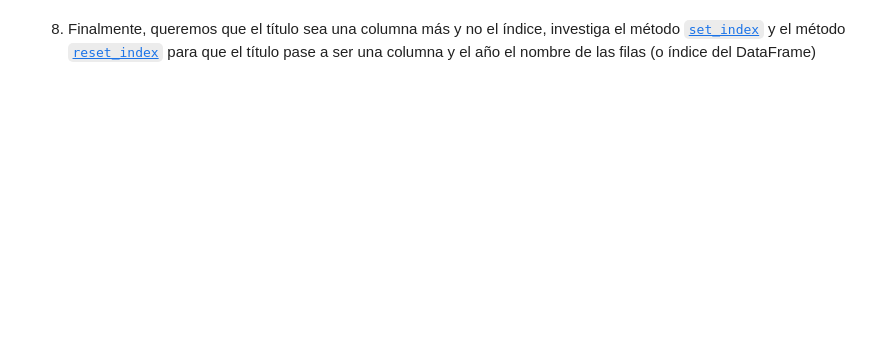
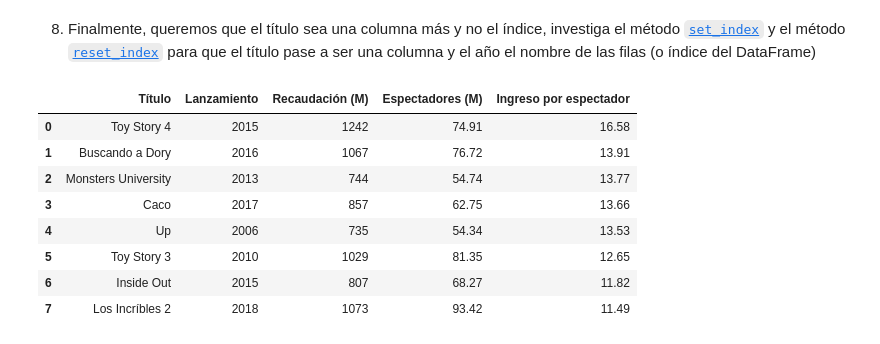
Before and after one commit to SEMAKID1312/DS-Online-Pablo-Hernandez, a Jupyter notebook: 02_Herramientas_Avanzadas/Sprint_04/Unidad_01_Pandas_I/03_Practica_Obligatoria/18_Practica_Obligatoria_Pandas_I.ipynb, the cells around one changed output. Drawn from its saved outputs; the diff is of its cells as text; code cells hidden in the pictures; blank space fills up the shorter version.

```diff
--- a/02_Herramientas_Avanzadas/Sprint_04/Unidad_01_Pandas_I/03_Practica_Obligatoria/18_Practica_Obligatoria_Pandas_I.ipynb
+++ b/02_Herramientas_Avanzadas/Sprint_04/Unidad_01_Pandas_I/03_Practica_Obligatoria/18_Practica_Obligatoria_Pandas_I.ipynb
@@ -252,2 +244,5 @@ datos
 # %% [markdown]
 5. Igual que existe [`sort_values`](https://pandas.pydata.org/docs/reference/api/pandas.Series.sort_values.html#pandas.Series.sort_values) para `Series`, existe [`sort_values`](https://pandas.pydata.org/docs/reference/api/pandas.DataFrame.sort_values.html#pandas.DataFrame.sort_values) para `DataFrame`, en el que además le puedes indicar más de una columna. Ordena el `DataFrame` para que muestre las películas ordenadas de forma ascendente por Año. Es decir que la variable que contenga el `DataFrame` termine teniendo el dataframe ordenado después de ejecutar el código.
+# %%
+df_filtrado = df.sort_values(by=["Lanzamiento"], ascending=False)
+df_filtrado
@@ -254,2 +259,5 @@ datos
 # %% [markdown]
 6. Ordena el `DataFrame` ahora para que quede ordenado de mayor a menor recaudación por espectador.
+# %%
+df_filtrado = df_filtrado.sort_values(by=["Ingreso por espectador"], ascending=False)
+df_filtrado
@@ -256,2 +274,8 @@ datos
 # %% [markdown]
 7. Deshaz las modificaciones del punto 5 de la parte #1
+# %%
+df_filtrado.loc["Toy Story 4", "Lanzamiento"] = 2015
+df_filtrado.loc["Up", "Lanzamiento"] = 2006
+df_filtrado.loc["Monsters University", "Recaudación (M)"] = 744
+
+df_filtrado
@@ -257,0 +292,6 @@ datos
+# %%
+df_filtrado = df_filtrado.rename(index={
+    "Coco": "Caco",
+    "Los Increíbles 2": "Los Incríbles 2"
+})
+df_filtrado
@@ -258,2 +308,15 @@ datos
 # %% [markdown]
 8. Finalmente, queremos que el título sea una columna más y no el índice, investiga el método [`set_index`](https://pandas.pydata.org/docs/reference/api/pandas.DataFrame.set_index.html) y el método [`reset_index`](https://pandas.pydata.org/docs/reference/api/pandas.DataFrame.reset_index.html) para que el título pase a ser una columna y el año el nombre de las filas (o índice del DataFrame)
+# %%
+df_filtrado = df_filtrado.reset_index().rename(columns={"index": "Título"})
+df_filtrado
+# %% [output]
+|  | Título | Lanzamiento | Recaudación (M) | Espectadores (M) | Ingreso por espectador |
+| 0 | Toy Story 4 | 2015 | 1242 | 74.91 | 16.58 |
+| 1 | Buscando a Dory | 2016 | 1067 | 76.72 | 13.91 |
+| 2 | Monsters University | 2013 | 744 | 54.74 | 13.77 |
+| 3 | Caco | 2017 | 857 | 62.75 | 13.66 |
+| 4 | Up | 2006 | 735 | 54.34 | 13.53 |
+| 5 | Toy Story 3 | 2010 | 1029 | 81.35 | 12.65 |
+| 6 | Inside Out | 2015 | 807 | 68.27 | 11.82 |
+| 7 | Los Incríbles 2 | 2018 | 1073 | 93.42 | 11.49 |
```
Also changed, not shown: parts of 12 cells of this notebook.
